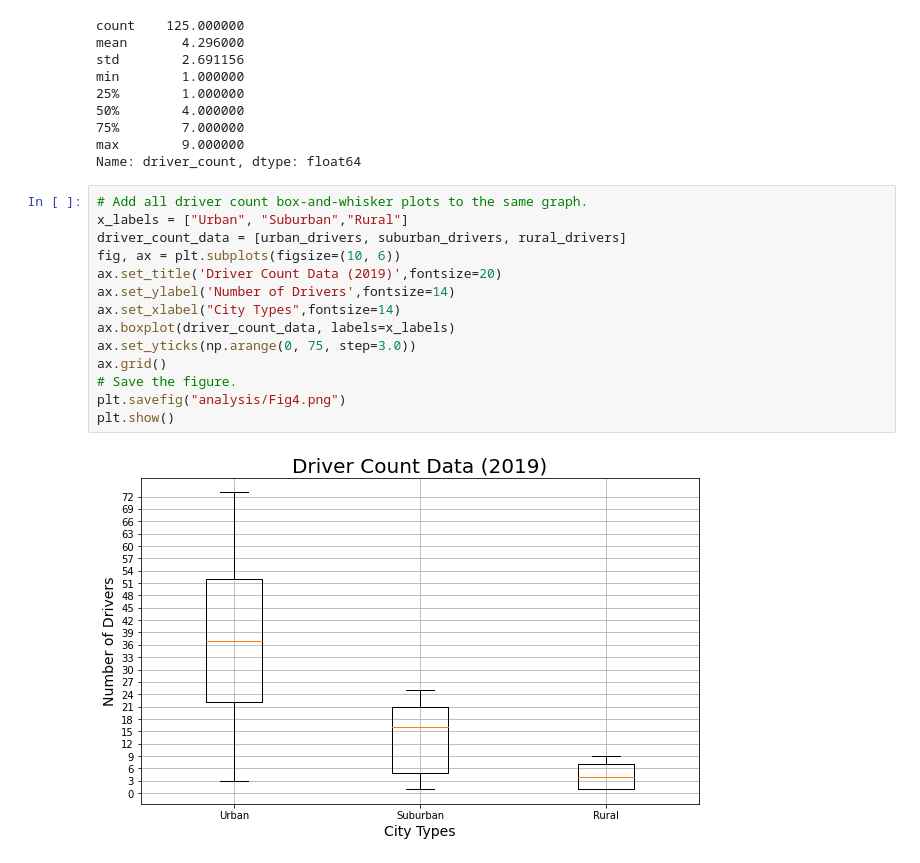
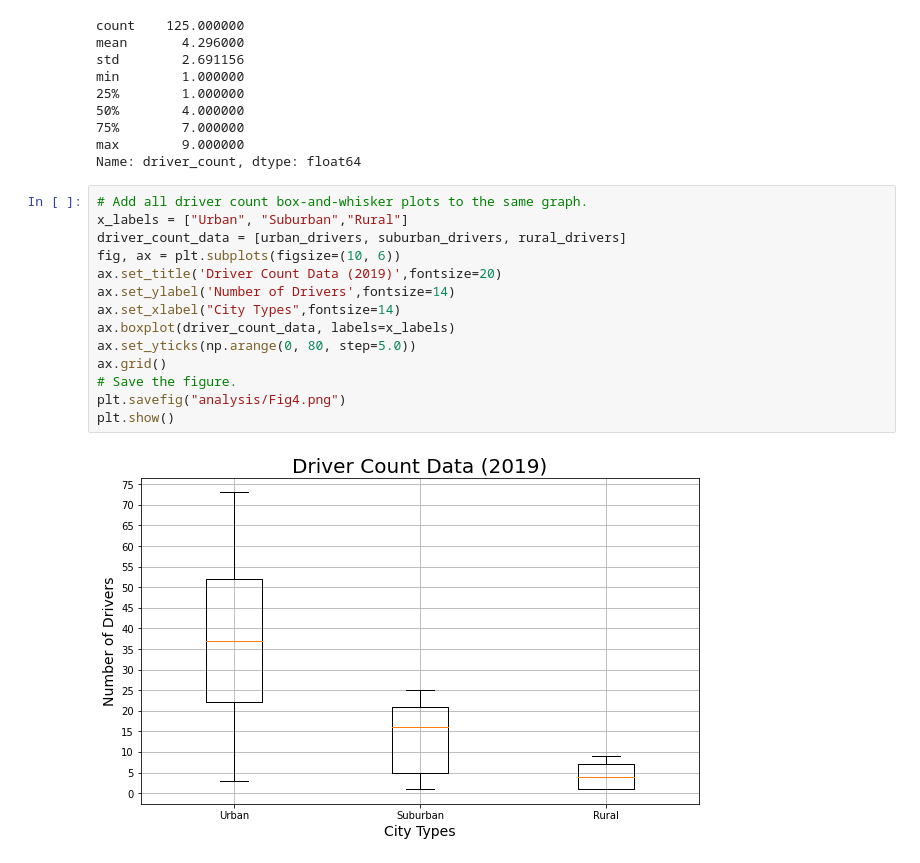
Before and after one commit to AnnaS0272/PyBer_Analysis, a Jupyter notebook: PyBer.ipynb, the cells around one changed output. Cells and saved outputs as stored; diff of their text form.

```diff
--- a/PyBer.ipynb
+++ b/PyBer.ipynb
@@ -758,16 +758,16 @@ Name: driver_count, dtype: float64
 # %%
 # Add all driver count box-and-whisker plots to the same graph.
 x_labels = ["Urban", "Suburban","Rural"]
 driver_count_data = [urban_drivers, suburban_drivers, rural_drivers]
 fig, ax = plt.subplots(figsize=(10, 6))
 ax.set_title('Driver Count Data (2019)',fontsize=20)
 ax.set_ylabel('Number of Drivers',fontsize=14)
 ax.set_xlabel("City Types",fontsize=14)
 ax.boxplot(driver_count_data, labels=x_labels)
-ax.set_yticks(np.arange(0, 75, step=3.0))
+ax.set_yticks(np.arange(0, 80, step=5.0))
 ax.grid()
 # Save the figure.
 plt.savefig("analysis/Fig4.png")
 plt.show()
 # %% [output]
-[figure, old version]
+[figure, new version]
```
Also changed, not shown: parts of 9 cells of this notebook, 1 other file.
